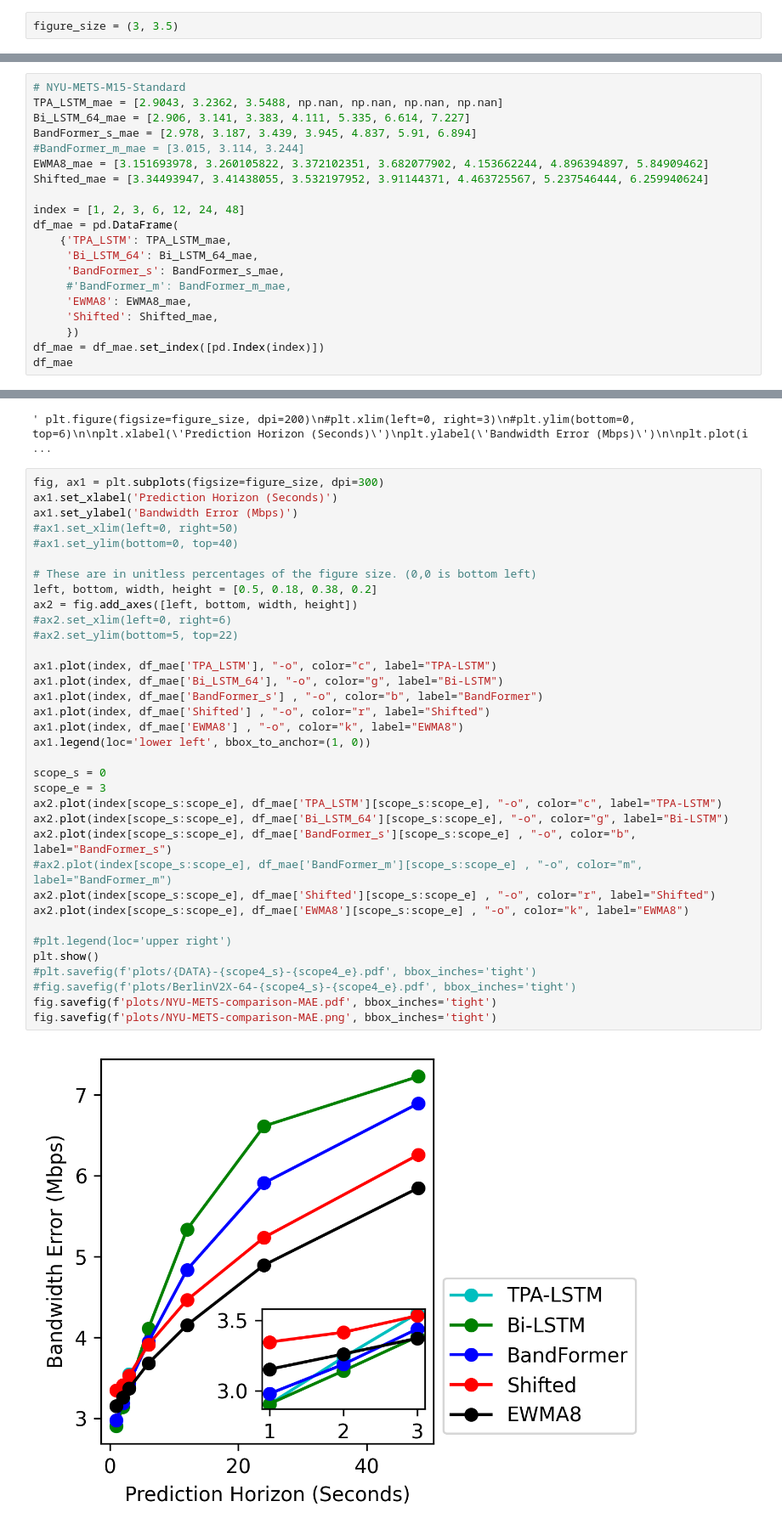
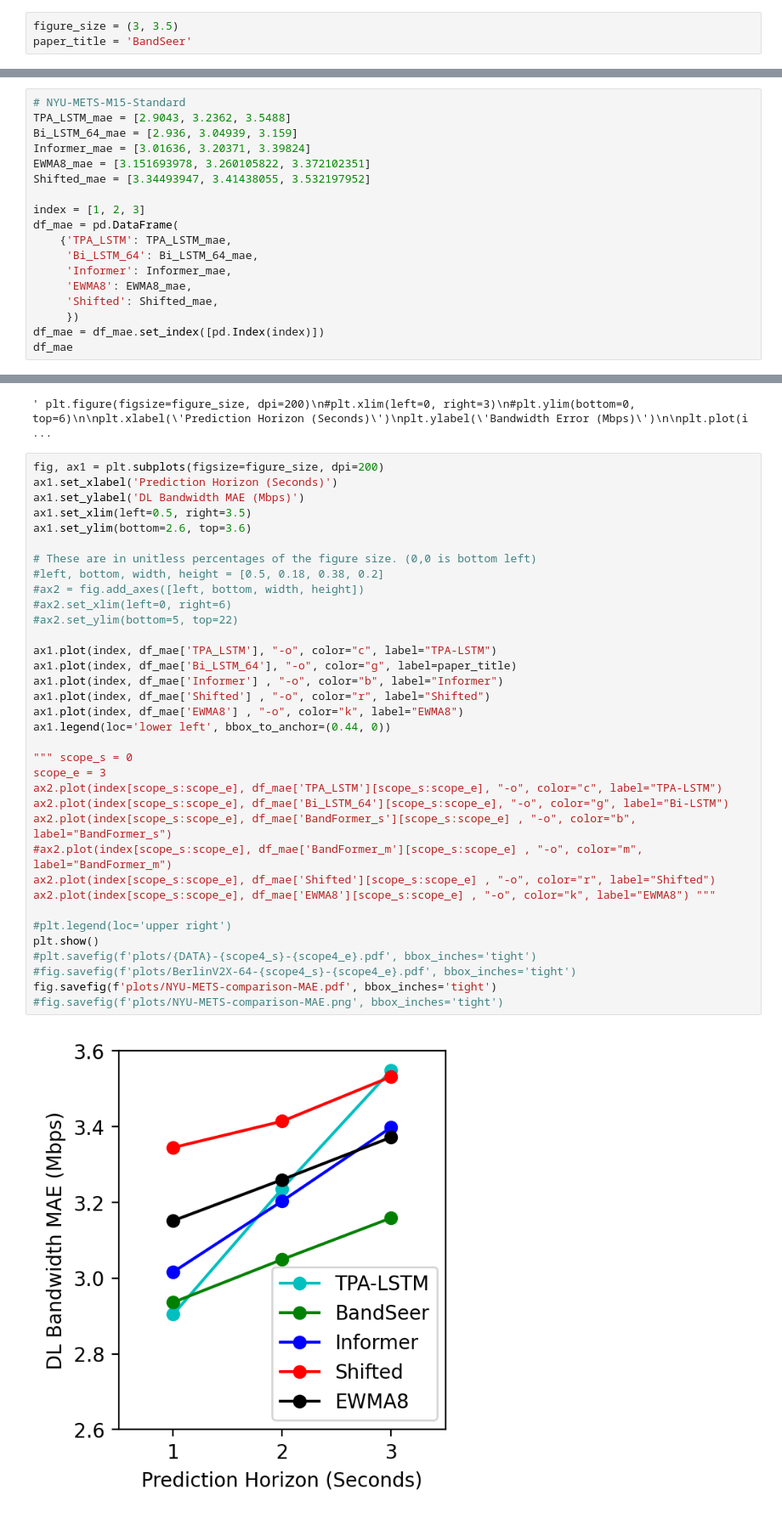
Before and after one commit to birkandenizer/Informer2020, a Jupyter notebook: create-plots.ipynb, the cells around one changed output, grey strips where cells are left out. Shown: that part at 85% size. Cells and saved outputs as stored; diff of their text form.

```diff
--- a/create-plots.ipynb
+++ b/create-plots.ipynb
@@ -4,5 +4,6 @@ import pandas as pd
 import matplotlib.pyplot as plt
 # %%
 figure_size = (3, 3.5)
+paper_title = 'BandSeer'
 # %%
 # NYU-METS-M15-Standard
@@ -94,18 +92,16 @@ fig.savefig(f'plots/NYU-METS-comparison-RMSE.png', bbox_inches='tight')
 # %%
 # NYU-METS-M15-Standard
-TPA_LSTM_mae = [2.9043, 3.2362, 3.5488, np.nan, np.nan, np.nan, np.nan]
-Bi_LSTM_64_mae = [2.906, 3.141, 3.383, 4.111, 5.335, 6.614, 7.227]
-BandFormer_s_mae = [2.978, 3.187, 3.439, 3.945, 4.837, 5.91, 6.894]
-#BandFormer_m_mae = [3.015, 3.114, 3.244]
-EWMA8_mae = [3.151693978, 3.260105822, 3.372102351, 3.682077902, 4.153662244, 4.896394897, 5.84909462]
-Shifted_mae = [3.34493947, 3.41438055, 3.532197952, 3.91144371, 4.463725567, 5.237546444, 6.259940624]
+TPA_LSTM_mae = [2.9043, 3.2362, 3.5488]
+Bi_LSTM_64_mae = [2.936, 3.04939, 3.159]
+Informer_mae = [3.01636, 3.20371, 3.39824]
+EWMA8_mae = [3.151693978, 3.260105822, 3.372102351]
+Shifted_mae = [3.34493947, 3.41438055, 3.532197952]
 
-index = [1, 2, 3, 6, 12, 24, 48]
+index = [1, 2, 3]
 df_mae = pd.DataFrame(
     {'TPA_LSTM': TPA_LSTM_mae,
      'Bi_LSTM_64': Bi_LSTM_64_mae,
-     'BandFormer_s': BandFormer_s_mae,
-     #'BandFormer_m': BandFormer_m_mae,
+     'Informer': Informer_mae,
      'EWMA8': EWMA8_mae,
      'Shifted': Shifted_mae,
      })
@@ -142,39 +134,39 @@ plt.legend(loc='lower right')
 # %% [output]
 ' plt.figure(figsize=figure_size, dpi=200)\n#plt.xlim(left=0, right=3)\n#plt.ylim(bottom=0, top=6)\n\nplt.xlabel(\'Prediction Horizon (Seconds)\')\nplt.ylabel(\'Bandwidth Error (Mbps)\')\n\nplt.plot(i ...
 # %%
-fig, ax1 = plt.subplots(figsize=figure_size, dpi=300)
+fig, ax1 = plt.subplots(figsize=figure_size, dpi=200)
 ax1.set_xlabel('Prediction Horizon (Seconds)')
-ax1.set_ylabel('Bandwidth Error (Mbps)')
-#ax1.set_xlim(left=0, right=50)
-#ax1.set_ylim(bottom=0, top=40)
+ax1.set_ylabel('DL Bandwidth MAE (Mbps)')
+ax1.set_xlim(left=0.5, right=3.5)
+ax1.set_ylim(bottom=2.6, top=3.6)
 
 # These are in unitless percentages of the figure size. (0,0 is bottom left)
-left, bottom, width, height = [0.5, 0.18, 0.38, 0.2]
-ax2 = fig.add_axes([left, bottom, width, height])
+#left, bottom, width, height = [0.5, 0.18, 0.38, 0.2]
+#ax2 = fig.add_axes([left, bottom, width, height])
 #ax2.set_xlim(left=0, right=6)
 #ax2.set_ylim(bottom=5, top=22)
 
 ax1.plot(index, df_mae['TPA_LSTM'], "-o", color="c", label="TPA-LSTM")
-ax1.plot(index, df_mae['Bi_LSTM_64'], "-o", color="g", label="Bi-LSTM")
-ax1.plot(index, df_mae['BandFormer_s'] , "-o", color="b", label="BandFormer")
+ax1.plot(index, df_mae['Bi_LSTM_64'], "-o", color="g", label=paper_title)
+ax1.plot(index, df_mae['Informer'] , "-o", color="b", label="Informer")
 ax1.plot(index, df_mae['Shifted'] , "-o", color="r", label="Shifted")
 ax1.plot(index, df_mae['EWMA8'] , "-o", color="k", label="EWMA8")
-ax1.legend(loc='lower left', bbox_to_anchor=(1, 0))
+ax1.legend(loc='lower left', bbox_to_anchor=(0.44, 0))
 
-scope_s = 0
+""" scope_s = 0
 scope_e = 3
 ax2.plot(index[scope_s:scope_e], df_mae['TPA_LSTM'][scope_s:scope_e], "-o", color="c", label="TPA-LSTM")
 ax2.plot(index[scope_s:scope_e], df_mae['Bi_LSTM_64'][scope_s:scope_e], "-o", color="g", label="Bi-LSTM")
 ax2.plot(index[scope_s:scope_e], df_mae['BandFormer_s'][scope_s:scope_e] , "-o", color="b", label="BandFormer_s")
 #ax2.plot(index[scope_s:scope_e], df_mae['BandFormer_m'][scope_s:scope_e] , "-o", color="m", label="BandFormer_m")
 ax2.plot(index[scope_s:scope_e], df_mae['Shifted'][scope_s:scope_e] , "-o", color="r", label="Shifted")
-ax2.plot(index[scope_s:scope_e], df_mae['EWMA8'][scope_s:scope_e] , "-o", color="k", label="EWMA8")
+ax2.plot(index[scope_s:scope_e], df_mae['EWMA8'][scope_s:scope_e] , "-o", color="k", label="EWMA8") """
 
 #plt.legend(loc='upper right')
 plt.show()
 #plt.savefig(f'plots/{DATA}-{scope4_s}-{scope4_e}.pdf', bbox_inches='tight')
 #fig.savefig(f'plots/BerlinV2X-64-{scope4_s}-{scope4_e}.pdf', bbox_inches='tight')
 fig.savefig(f'plots/NYU-METS-comparison-MAE.pdf', bbox_inches='tight')
-fig.savefig(f'plots/NYU-METS-comparison-MAE.png', bbox_inches='tight')
+#fig.savefig(f'plots/NYU-METS-comparison-MAE.png', bbox_inches='tight')
 # %% [output]
-[figure, old version]
+[figure, new version]
```
Also changed, not shown: parts of 16 cells of this notebook, 5 other files.
